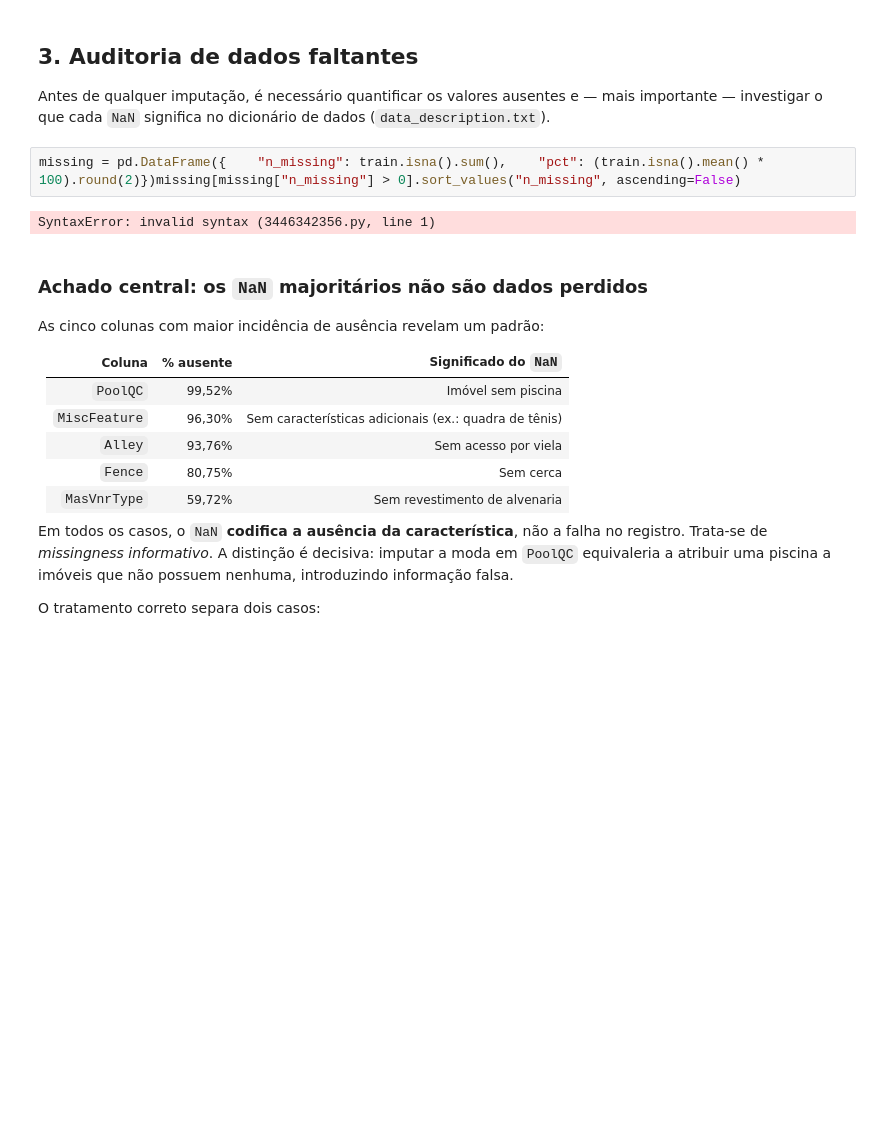
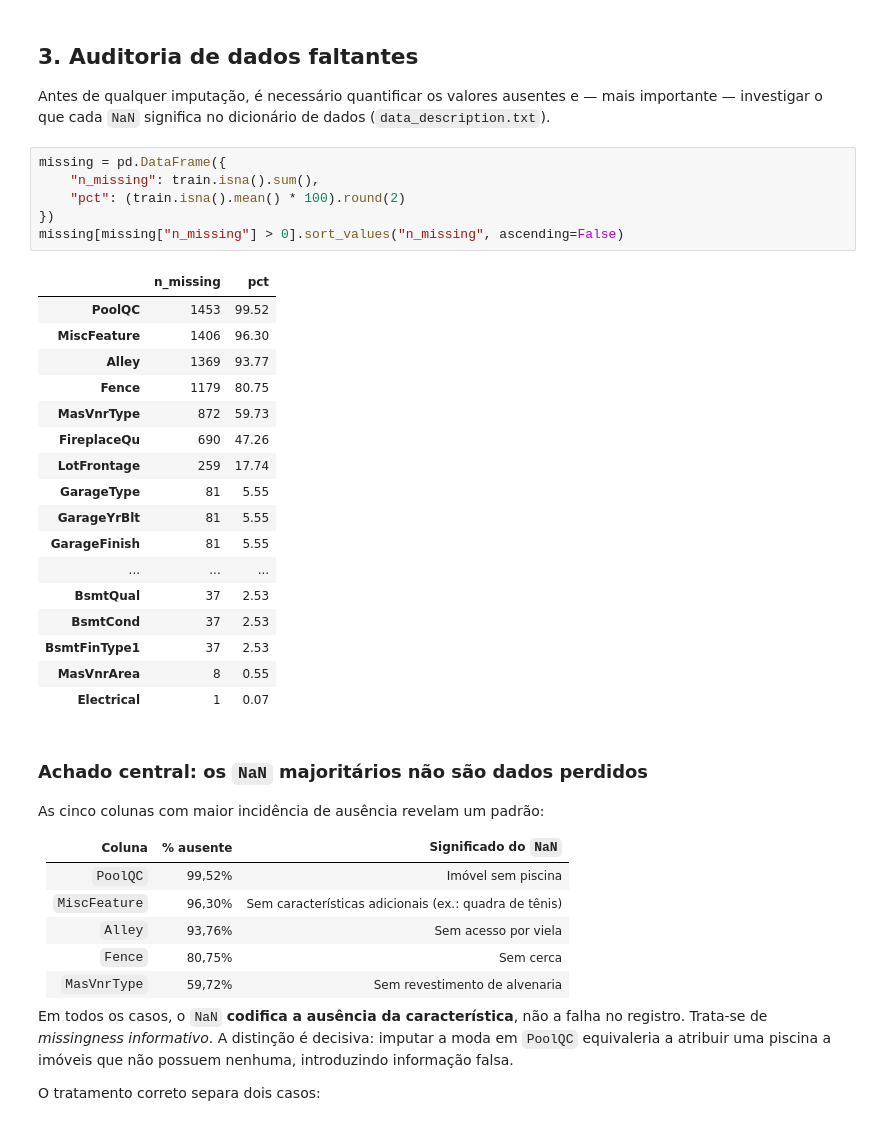
Before and after one commit to lucasy07/TraineeDados, a Jupyter notebook: Projeto/house-prices/notebook.ipynb, the cells around one changed output. Drawn from its saved outputs; the diff is of its cells as text; blank space fills up the shorter version.

```diff
--- a/Projeto/house-prices/notebook.ipynb
+++ b/Projeto/house-prices/notebook.ipynb
@@ -106,9 +106,29 @@ Antes de qualquer imputação, é necessário quantificar os valores ausentes e
 importante — investigar o que cada `NaN` significa no dicionário de dados
 (`data_description.txt`).
 # %%
-missing = pd.DataFrame({    "n_missing": train.isna().sum(),    "pct": (train.isna().mean() * 100).round(2)})missing[missing["n_missing"] > 0].sort_values("n_missing", ascending=False)
+missing = pd.DataFrame({
+    "n_missing": train.isna().sum(),
+    "pct": (train.isna().mean() * 100).round(2)
+})
+missing[missing["n_missing"] > 0].sort_values("n_missing", ascending=False)
 # %% [output]
-SyntaxError: invalid syntax (3446342356.py, line 1)
+|  | n_missing | pct |
+| PoolQC | 1453 | 99.52 |
+| MiscFeature | 1406 | 96.30 |
+| Alley | 1369 | 93.77 |
+| Fence | 1179 | 80.75 |
+| MasVnrType | 872 | 59.73 |
+| FireplaceQu | 690 | 47.26 |
+| LotFrontage | 259 | 17.74 |
+| GarageType | 81 | 5.55 |
+| GarageYrBlt | 81 | 5.55 |
+| GarageFinish | 81 | 5.55 |
+| ... | ... | ... |
+| BsmtQual | 37 | 2.53 |
+| BsmtCond | 37 | 2.53 |
+| BsmtFinType1 | 37 | 2.53 |
+| MasVnrArea | 8 | 0.55 |
+| Electrical | 1 | 0.07 |
 # %% [markdown]
 ### Achado central: os `NaN` majoritários não são dados perdidos
 
```
Also changed, not shown: parts of 2 cells of this notebook.
